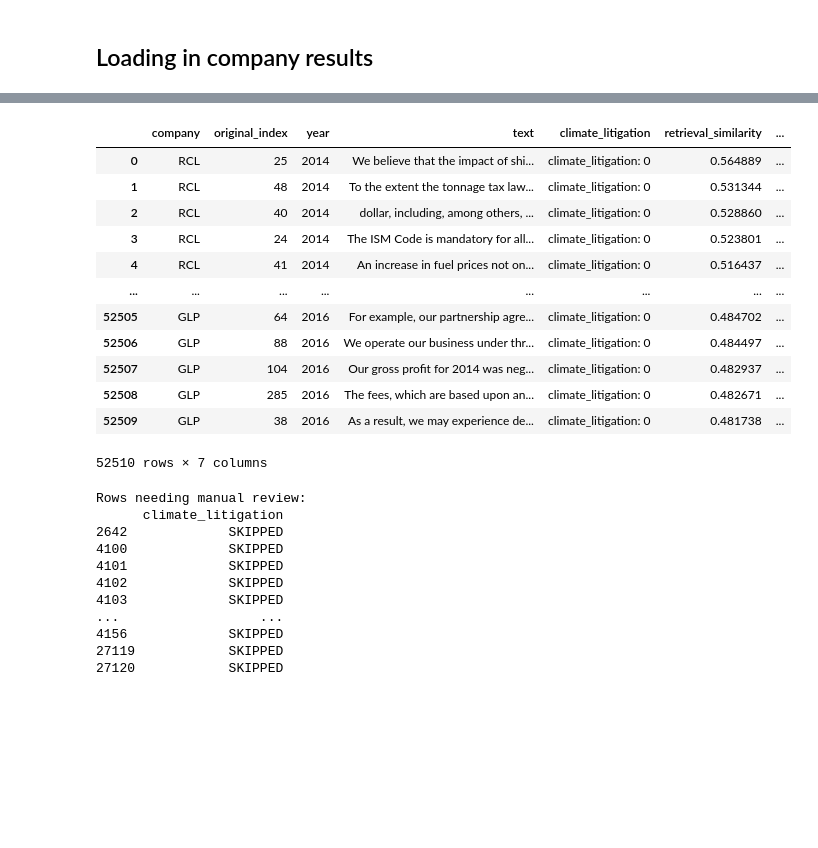
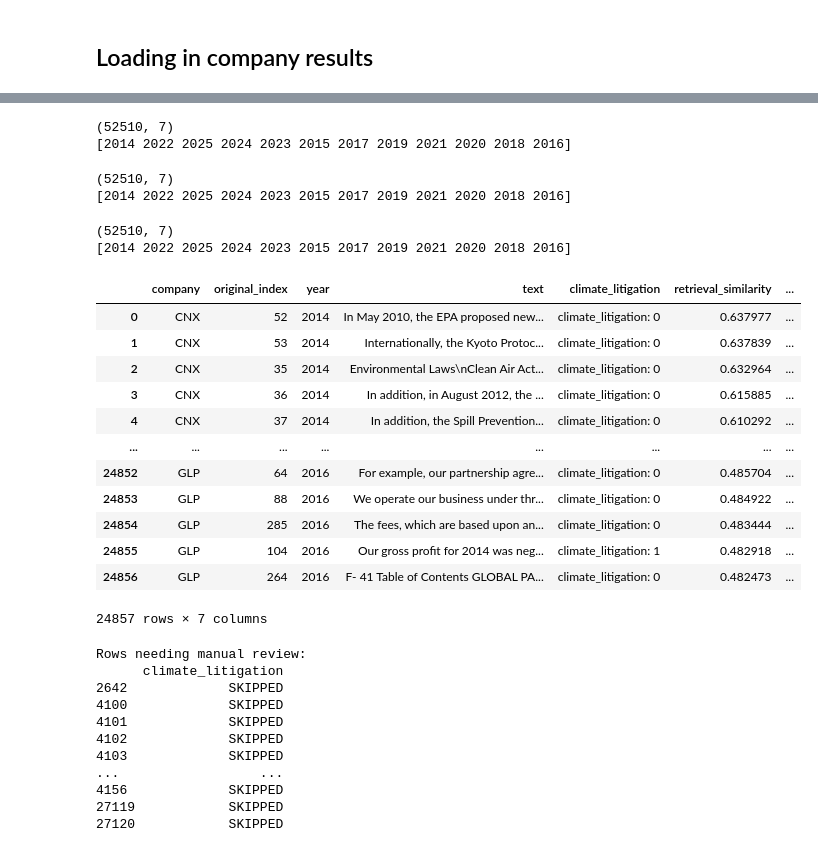
Before and after one commit to georgiaray/clim_lit_risk, a Jupyter notebook: report_nlp/assessing_RAG_results.ipynb, the cells around one changed output, grey strips where cells are left out. Drawn from its saved outputs; the diff is of its cells as text; code cells hidden in the pictures; blank space fills up the shorter version.

```diff
--- a/report_nlp/assessing_RAG_results.ipynb
+++ b/report_nlp/assessing_RAG_results.ipynb
@@ -227,18 +220,46 @@ print(combined_df["year"].unique())
+# %%
+base_dir = Path("SAO_rag_results")
+
+SAO_df = load_company_data(base_dir)
+
+print(SAO_df.shape)
+print(SAO_df["year"].unique())
+# %% [output]
+(52510, 7)
+[2014 2022 2025 2024 2023 2015 2017 2019 2021 2020 2018 2016]
+# %%
+GEMMA_base = Path("GEMMA_rag_results")
+GEMMA_df = load_company_data(GEMMA_base)
+
+print(GEMMA_df.shape)
+print(GEMMA_df["year"].unique())
+# %% [output]
+(52510, 7)
+[2014 2022 2025 2024 2023 2015 2017 2019 2021 2020 2018 2016]
+# %%
+META_base = Path("META_rag_results")
+META_df = load_company_data(META_base)
+
+print(META_df.shape)
+print(META_df["year"].unique())
+# %% [output]
+(52510, 7)
+[2014 2022 2025 2024 2023 2015 2017 2019 2021 2020 2018 2016]
 # %%
-combined_df
+SAO_df
 # %% [output]
 |  | company | original_index | year | text | climate_litigation | retrieval_similarity | ... |
-| 0 | RCL | 25 | 2014 | We believe that the impact of shi... | climate_litigation: 0 | 0.564889 | ... |
-| 1 | RCL | 48 | 2014 | To the extent the tonnage tax law... | climate_litigation: 0 | 0.531344 | ... |
-| 2 | RCL | 40 | 2014 | dollar, including, among others, ... | climate_litigation: 0 | 0.528860 | ... |
-| 3 | RCL | 24 | 2014 | The ISM Code is mandatory for all... | climate_litigation: 0 | 0.523801 | ... |
-| 4 | RCL | 41 | 2014 | An increase in fuel prices not on... | climate_litigation: 0 | 0.516437 | ... |
+| 0 | CNX | 52 | 2014 | In May 2010, the EPA proposed new... | climate_litigation: 0 | 0.637977 | ... |
+| 1 | CNX | 53 | 2014 | Internationally, the Kyoto Protoc... | climate_litigation: 0 | 0.637839 | ... |
+| 2 | CNX | 35 | 2014 | Environmental Laws\nClean Air Act... | climate_litigation: 0 | 0.632964 | ... |
+| 3 | CNX | 36 | 2014 | In addition, in August 2012, the ... | climate_litigation: 0 | 0.615885 | ... |
+| 4 | CNX | 37 | 2014 | In addition, the Spill Prevention... | climate_litigation: 0 | 0.610292 | ... |
 | ... | ... | ... | ... | ... | ... | ... | ... |
-| 52505 | GLP | 64 | 2016 | For example, our partnership agre... | climate_litigation: 0 | 0.484702 | ... |
-| 52506 | GLP | 88 | 2016 | We operate our business under thr... | climate_litigation: 0 | 0.484497 | ... |
-| 52507 | GLP | 104 | 2016 | Our gross profit for 2014 was neg... | climate_litigation: 0 | 0.482937 | ... |
-| 52508 | GLP | 285 | 2016 | The fees, which are based upon an... | climate_litigation: 0 | 0.482671 | ... |
-| 52509 | GLP | 38 | 2016 | As a result, we may experience de... | climate_litigation: 0 | 0.481738 | ... |
+| 24852 | GLP | 64 | 2016 | For example, our partnership agre... | climate_litigation: 0 | 0.485704 | ... |
+| 24853 | GLP | 88 | 2016 | We operate our business under thr... | climate_litigation: 0 | 0.484922 | ... |
+| 24854 | GLP | 285 | 2016 | The fees, which are based upon an... | climate_litigation: 0 | 0.483444 | ... |
+| 24855 | GLP | 104 | 2016 | Our gross profit for 2014 was neg... | climate_litigation: 1 | 0.482918 | ... |
+| 24856 | GLP | 264 | 2016 | F- 41 Table of Contents GLOBAL PA... | climate_litigation: 0 | 0.482473 | ... |
-52510 rows × 7 columns
+24857 rows × 7 columns
 # %%
 # extract the BTU df
```
Also changed, not shown: parts of 28 cells of this notebook, 31 other files.
